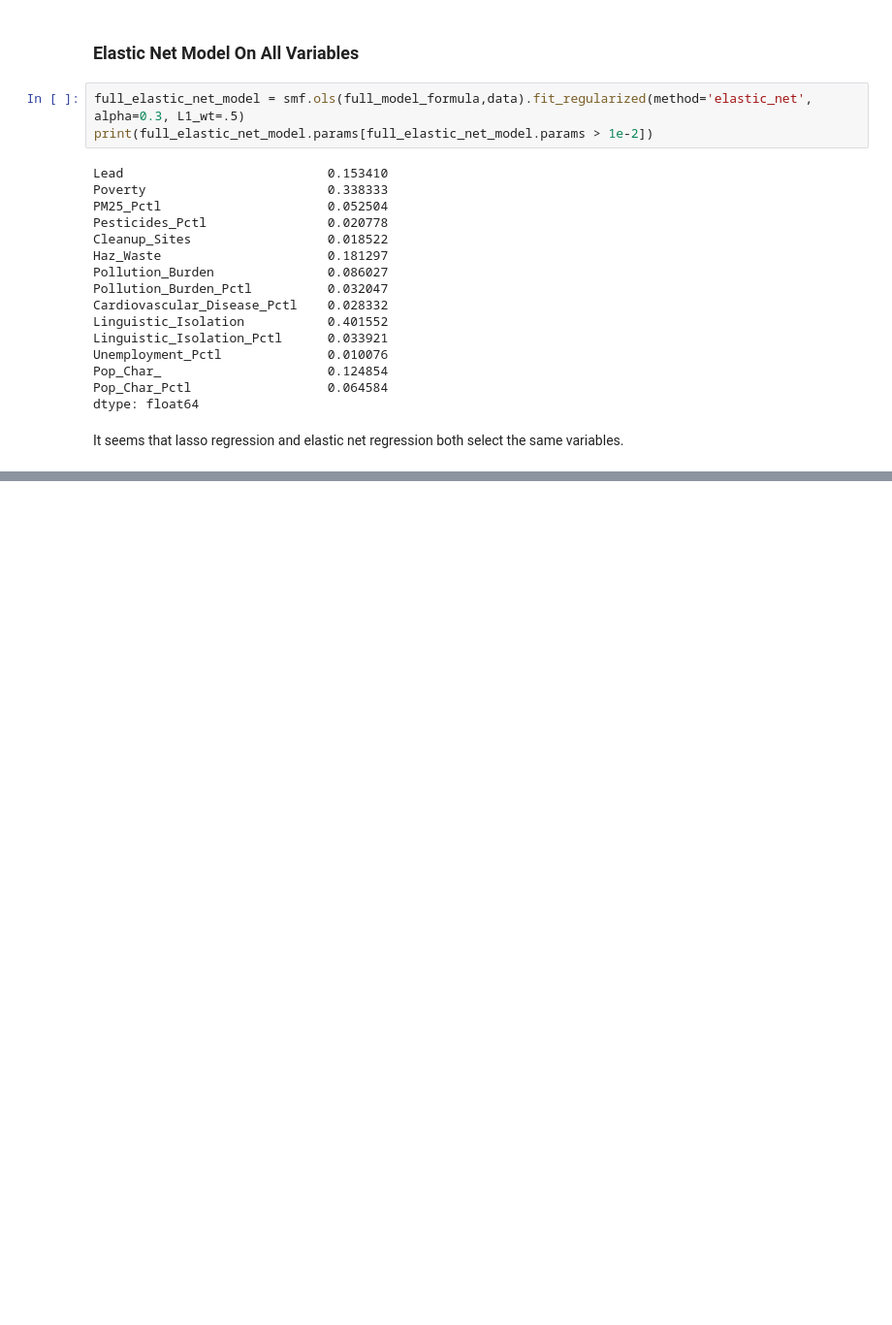
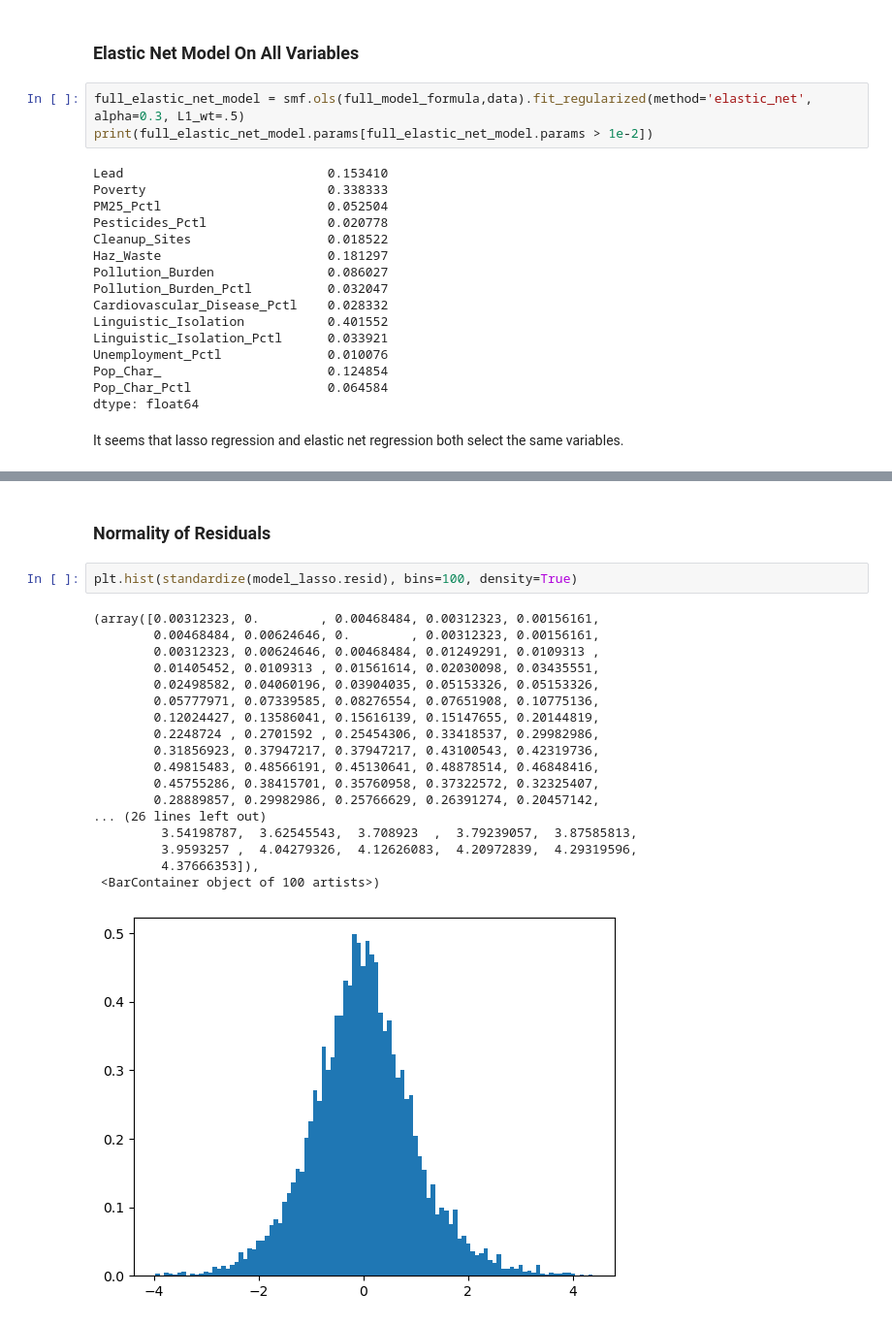
Before and after one commit to valenciaaalberto/Math189Project, a Jupyter notebook: Data/entire_dataset.ipynb, the cells around one changed output, grey strips where cells are left out. Shown at 97% size. Saved outputs shown, nothing was run; the diff lists cells and outputs as text; blank space fills up the shorter version.

```diff
--- a/Data/entire_dataset.ipynb
+++ b/Data/entire_dataset.ipynb
@@ -590,0 +703,23 @@ It seems that lasso regression and elastic net regression both select the same v
+# %% [markdown]
+### Normality of Residuals
+# %%
+plt.hist(standardize(model_lasso.resid), bins=100, density=True)
+# %% [output]
+(array([0.00312323, 0.        , 0.00468484, 0.00312323, 0.00156161,
+        0.00468484, 0.00624646, 0.        , 0.00312323, 0.00156161,
+        0.00312323, 0.00624646, 0.00468484, 0.01249291, 0.0109313 ,
+        0.01405452, 0.0109313 , 0.01561614, 0.02030098, 0.03435551,
+        0.02498582, 0.04060196, 0.03904035, 0.05153326, 0.05153326,
+        0.05777971, 0.07339585, 0.08276554, 0.07651908, 0.10775136,
+        0.12024427, 0.13586041, 0.15616139, 0.15147655, 0.20144819,
+        0.2248724 , 0.2701592 , 0.25454306, 0.33418537, 0.29982986,
+        0.31856923, 0.37947217, 0.37947217, 0.43100543, 0.42319736,
+        0.49815483, 0.48566191, 0.45130641, 0.48878514, 0.46848416,
+        0.45755286, 0.38415701, 0.35760958, 0.37322572, 0.32325407,
+        0.28889857, 0.29982986, 0.25766629, 0.26391274, 0.20457142,
+... (26 lines left out)
+         3.54198787,  3.62545543,  3.708923  ,  3.79239057,  3.87585813,
+         3.9593257 ,  4.04279326,  4.12626083,  4.20972839,  4.29319596,
+         4.37666353]),
+ <BarContainer object of 100 artists>)
+[figure, added]
```
Also changed, not shown: parts of 27 cells of this notebook.
